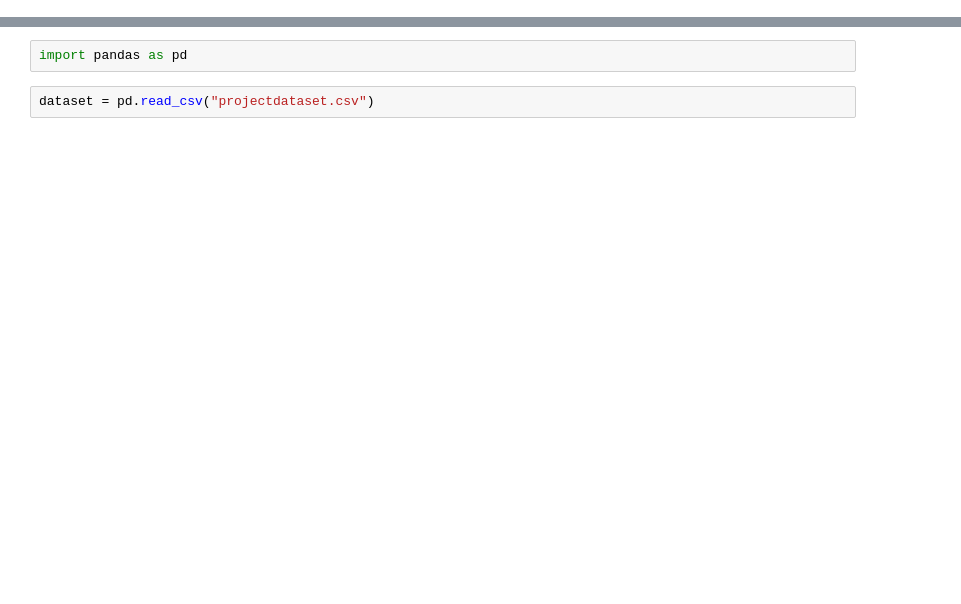
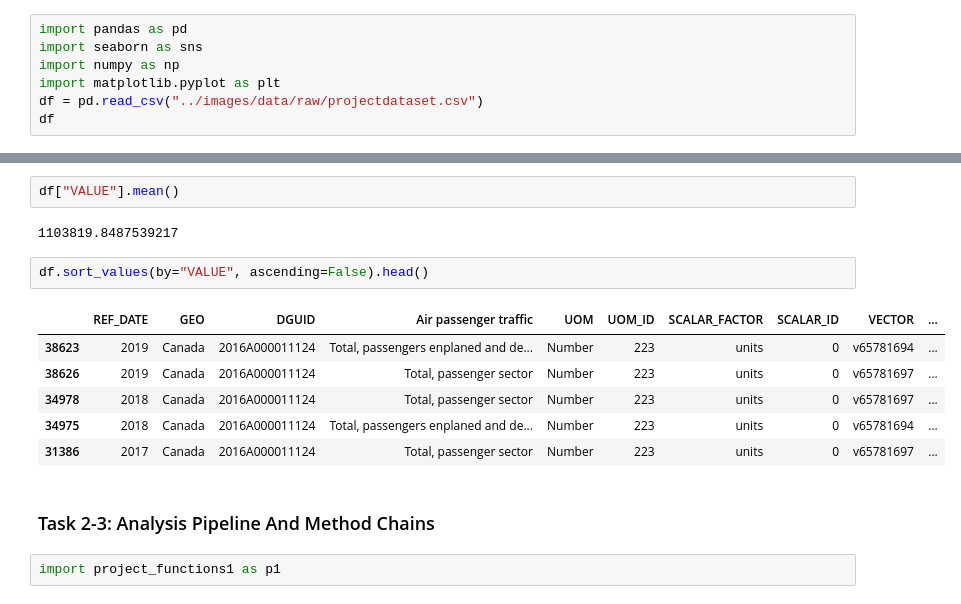
Before and after one commit to data301-2021-winter1/project-group66-project, a Jupyter notebook: notebooks/analysis1.ipynb, the cells around one changed output, grey strips where cells are left out. Cells and saved outputs as stored; diff of their text form; blank space fills up the shorter version.

```diff
--- a/notebooks/analysis1.ipynb
+++ b/notebooks/analysis1.ipynb
@@ -10,0 +17,7 @@ pwd
+# %%
+import pandas as pd
+import seaborn as sns
+import numpy as np
+import matplotlib.pyplot as plt
+df = pd.read_csv("../images/data/raw/projectdataset.csv")
+df
@@ -11,4 +90,17 @@ pwd
+# %%
+df["VALUE"].mean()
+# %% [output]
+1103819.8487539217
+# %%
+df.sort_values(by="VALUE", ascending=False).head()
+# %% [output]
+|  | REF_DATE | GEO | DGUID | Air passenger traffic | UOM | UOM_ID | SCALAR_FACTOR | SCALAR_ID | VECTOR | ... |
+| 38623 | 2019 | Canada | 2016A000011124 | Total, passengers enplaned and de... | Number | 223 | units | 0 | v65781694 | ... |
+| 38626 | 2019 | Canada | 2016A000011124 | Total, passenger sector | Number | 223 | units | 0 | v65781697 | ... |
+| 34978 | 2018 | Canada | 2016A000011124 | Total, passenger sector | Number | 223 | units | 0 | v65781697 | ... |
+| 34975 | 2018 | Canada | 2016A000011124 | Total, passengers enplaned and de... | Number | 223 | units | 0 | v65781694 | ... |
+| 31386 | 2017 | Canada | 2016A000011124 | Total, passenger sector | Number | 223 | units | 0 | v65781697 | ... |
+# %% [markdown]
+### Task 2-3: Analysis Pipeline And Method Chains
 # %%
-import pandas as pd
+import project_functions1 as p1
-# %%
-dataset = pd.read_csv("projectdataset.csv")
```
Also changed, not shown: parts of 40 cells of this notebook.
